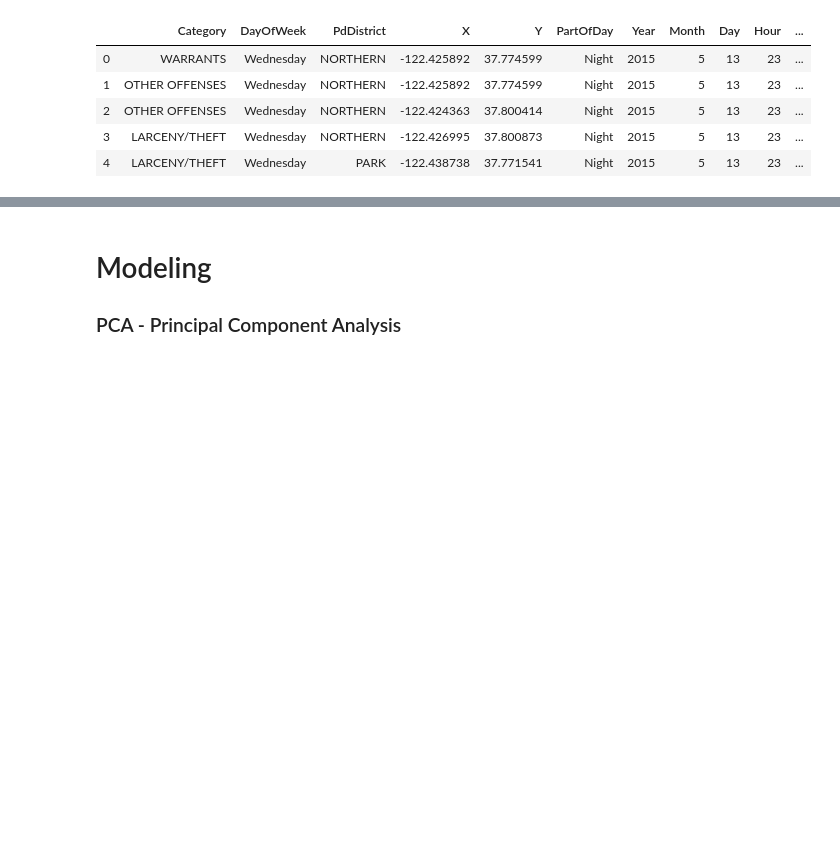
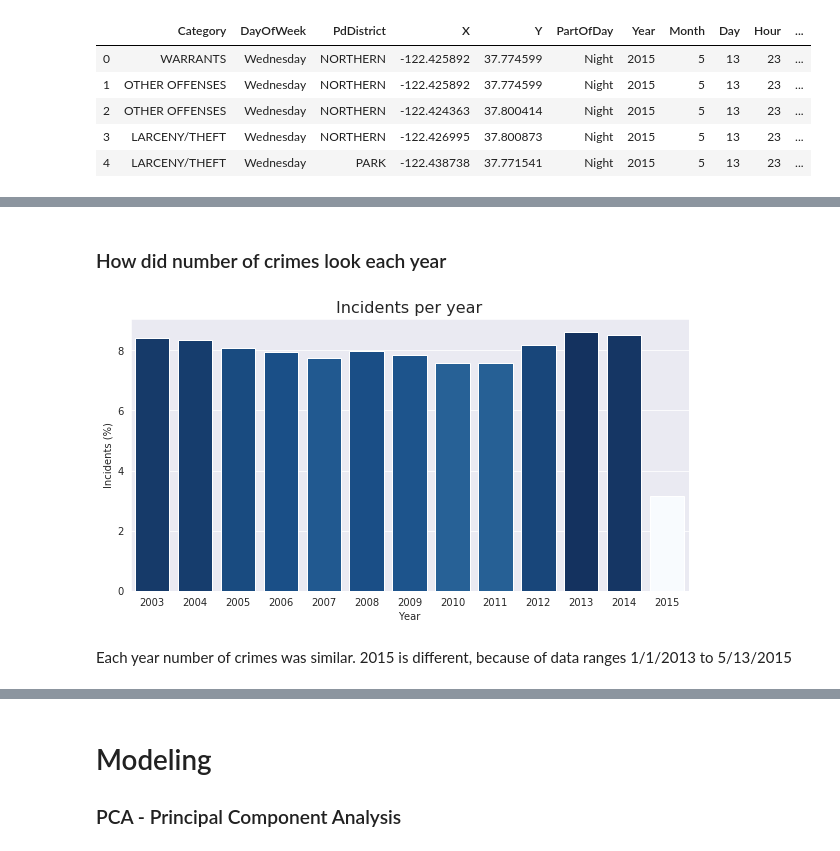
Before and after one commit to Frustrado/Crime-Classification, a Jupyter notebook: SF_crimes_analysis.ipynb, the cells around one changed output, grey strips where cells are left out. Saved outputs shown, nothing was run; the diff lists cells and outputs as text; code cells hidden in the pictures; blank space fills up the shorter version.

```diff
--- a/SF_crimes_analysis.ipynb
+++ b/SF_crimes_analysis.ipynb
@@ -591,2 +371,0 @@ sf_map
-# %%
-train_df['Year'] = train_df['Dates'].apply(lambda x : '{year}'.format(year=x.year))
@@ -652,0 +510,20 @@ train_df.head()
+# %% [markdown]
+### How did number of crimes look each year
+# %%
+df_year = train_df.groupby('Year')['X'].count()
+plt.figure(figsize=(10, 5))
+with sns.axes_style("darkgrid"):
+    ax = sns.barplot(
+        df_year.index, (df_year.values / df_year.values.sum()) * 100,
+        orient='v',
+        palette=cm.ScalarMappable(cmap='Blues').to_rgba(df_year.values))
+
+plt.title('Incidents per year', fontdict={'fontsize': 16})
+plt.xlabel('Year')
+plt.ylabel('Incidents (%)')
+
+plt.show()
+# %% [output]
+[figure, added]
+# %% [markdown]
+Each year number of crimes was similar. 2015 is different, because of data ranges 1/1/2013 to 5/13/2015
```
Also changed, not shown: parts of 73 cells of this notebook.
